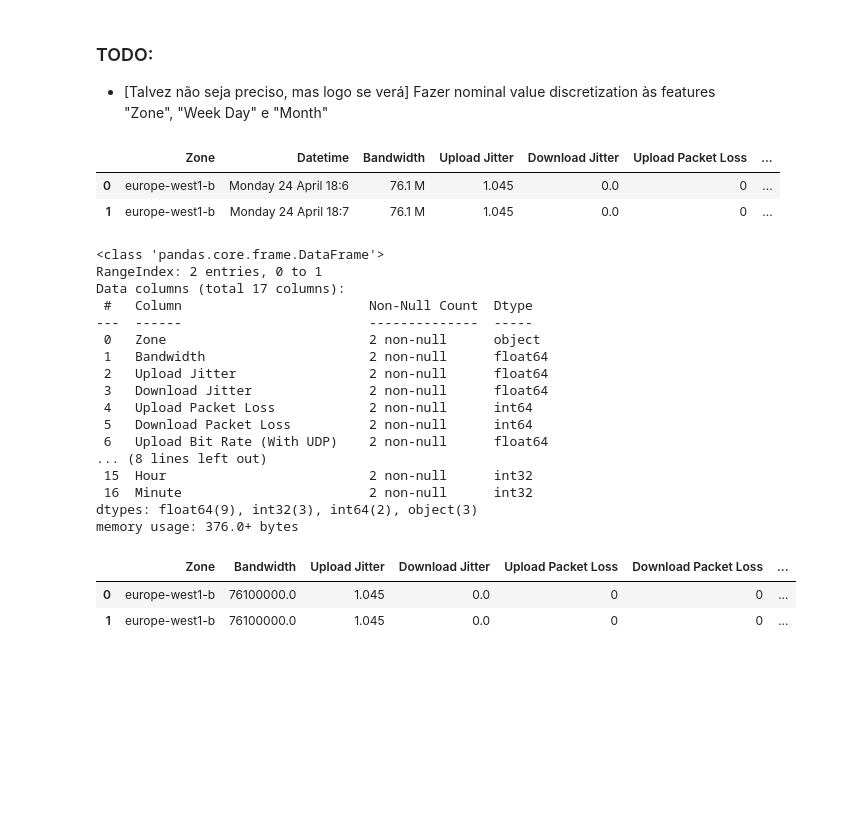
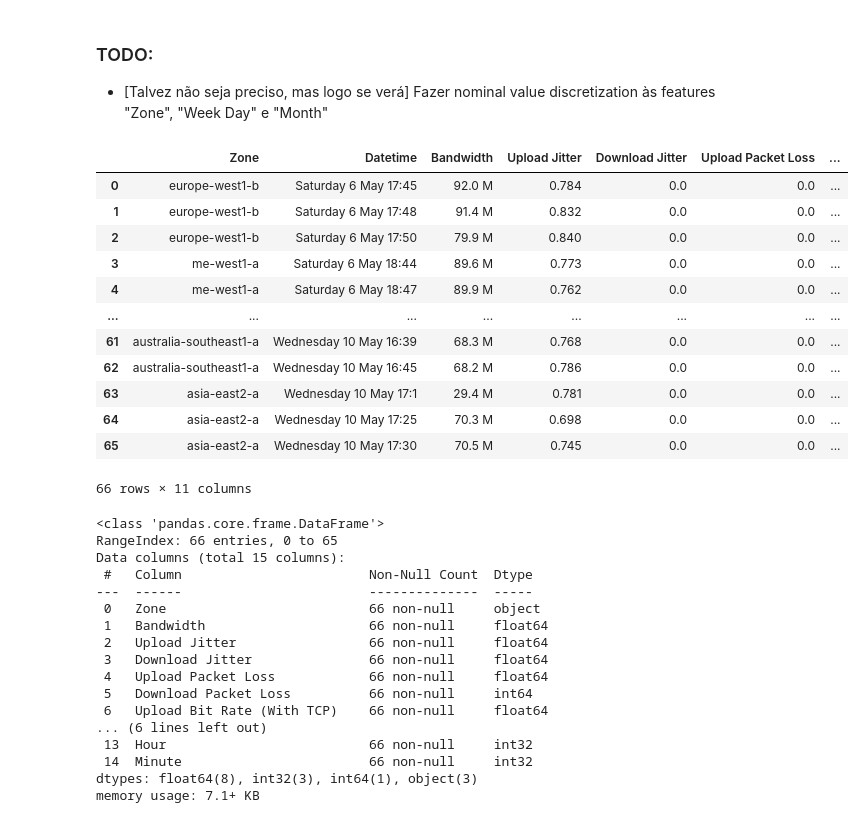
Before and after one commit to realRunlo/CNP, a Jupyter notebook: App/results/data_visualizer.ipynb, the cells around one changed output. Cells and saved outputs as stored; diff of their text form; code cells hidden in the pictures; blank space fills up the shorter version.

```diff
--- a/App/results/data_visualizer.ipynb
+++ b/App/results/data_visualizer.ipynb
@@ -3,18 +3,27 @@
 * [Talvez não seja preciso, mas logo se verá] Fazer nominal value discretization às features "Zone", "Week Day" e "Month"
 # %%
 # Required libraries
-#import seaborn as sea
+import seaborn as sns
 #import scipy.stats as stats
-#import matplotlib.pyplot as plt
+import matplotlib.pyplot as plt
 import pandas as pd
-import re
 
-df = pd.read_csv('measurements.csv', encoding="utf-8", skipinitialspace=True)
+df = pd.read_csv('../measurements.csv', encoding="utf-8", skipinitialspace=True)
 df
 # %% [output]
 |  | Zone | Datetime | Bandwidth | Upload Jitter | Download Jitter | Upload Packet Loss | ... |
-| 0 | europe-west1-b | Monday 24 April 18:6 | 76.1 M | 1.045 | 0.0 | 0 | ... |
-| 1 | europe-west1-b | Monday 24 April 18:7 | 76.1 M | 1.045 | 0.0 | 0 | ... |
+| 0 | europe-west1-b | Saturday 6 May 17:45 | 92.0 M | 0.784 | 0.0 | 0.0 | ... |
+| 1 | europe-west1-b | Saturday 6 May 17:48 | 91.4 M | 0.832 | 0.0 | 0.0 | ... |
+| 2 | europe-west1-b | Saturday 6 May 17:50 | 79.9 M | 0.840 | 0.0 | 0.0 | ... |
+| 3 | me-west1-a | Saturday 6 May 18:44 | 89.6 M | 0.773 | 0.0 | 0.0 | ... |
+| 4 | me-west1-a | Saturday 6 May 18:47 | 89.9 M | 0.762 | 0.0 | 0.0 | ... |
+| ... | ... | ... | ... | ... | ... | ... | ... |
+| 61 | australia-southeast1-a | Wednesday 10 May 16:39 | 68.3 M | 0.768 | 0.0 | 0.0 | ... |
+| 62 | australia-southeast1-a | Wednesday 10 May 16:45 | 68.2 M | 0.786 | 0.0 | 0.0 | ... |
+| 63 | asia-east2-a | Wednesday 10 May 17:1 | 29.4 M | 0.781 | 0.0 | 0.0 | ... |
+| 64 | asia-east2-a | Wednesday 10 May 17:25 | 70.3 M | 0.698 | 0.0 | 0.0 | ... |
+| 65 | asia-east2-a | Wednesday 10 May 17:30 | 70.5 M | 0.745 | 0.0 | 0.0 | ... |
+66 rows × 11 columns
 # %%
 def parse_datetime(df):
     date_time_parts = df['Datetime'].str.split(' ')
@@ -57,25 +66,19 @@ convert_variable(variables_list, df)
 df.info()
 # %% [output]
 <class 'pandas.core.frame.DataFrame'>
-RangeIndex: 2 entries, 0 to 1
-Data columns (total 17 columns):
+RangeIndex: 66 entries, 0 to 65
+Data columns (total 15 columns):
  #   Column                        Non-Null Count  Dtype
 ---  ------                        --------------  -----
- 0   Zone                          2 non-null      object
- 1   Bandwidth                     2 non-null      float64
- 2   Upload Jitter                 2 non-null      float64
- 3   Download Jitter               2 non-null      float64
- 4   Upload Packet Loss            2 non-null      int64
- 5   Download Packet Loss          2 non-null      int64
- 6   Upload Bit Rate (With UDP)    2 non-null      float64
-... (8 lines left out)
- 15  Hour                          2 non-null      int32
- 16  Minute                        2 non-null      int32
-dtypes: float64(9), int32(3), int64(2), object(3)
-memory usage: 376.0+ bytes
+ 0   Zone                          66 non-null     object
+ 1   Bandwidth                     66 non-null     float64
+ 2   Upload Jitter                 66 non-null     float64
+ 3   Download Jitter               66 non-null     float64
+ 4   Upload Packet Loss            66 non-null     float64
+ 5   Download Packet Loss          66 non-null     int64
+ 6   Upload Bit Rate (With TCP)    66 non-null     float64
+... (6 lines left out)
+ 13  Hour                          66 non-null     int32
+ 14  Minute                        66 non-null     int32
+dtypes: float64(8), int32(3), int64(1), object(3)
+memory usage: 7.1+ KB
-# %%
-df
-# %% [output]
-|  | Zone | Bandwidth | Upload Jitter | Download Jitter | Upload Packet Loss | Download Packet Loss | ... |
-| 0 | europe-west1-b | 76100000.0 | 1.045 | 0.0 | 0 | 0 | ... |
-| 1 | europe-west1-b | 76100000.0 | 1.045 | 0.0 | 0 | 0 | ... |
```
Also changed, not shown: parts of 2 cells of this notebook.
